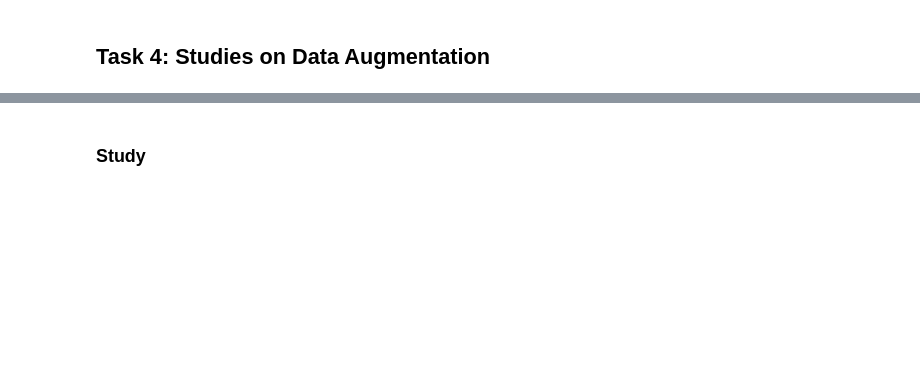
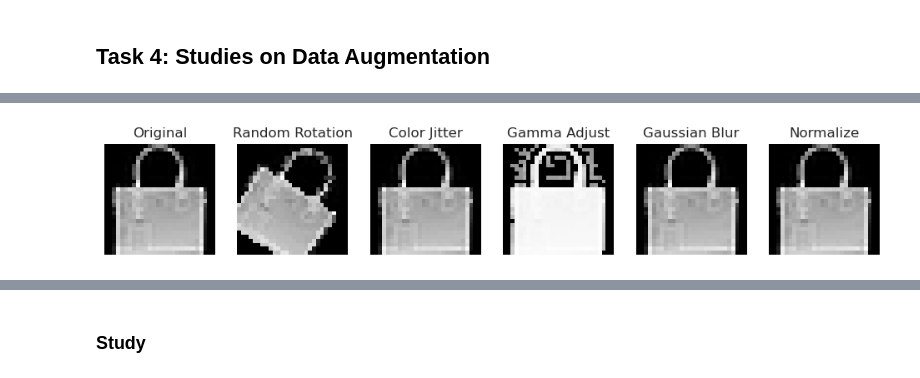
Before and after one commit to LDenninger/VisionLabSS23, a Jupyter notebook: solutions_task_2.ipynb, the cells around one changed output, grey strips where cells are left out. Cells and saved outputs as stored; diff of their text form; code cells hidden in the pictures; blank space fills up the shorter version.

```diff
--- a/solutions_task_2.ipynb
+++ b/solutions_task_2.ipynb
@@ -2106,0 +2693,8 @@ From the first studies of the pooling layers we can conclude that maximum and av
+# %%
+NAME = 'architecture_study_fixed_01'
+
+study = optuna.create_study(study_name=NAME,
+                                storage=f'sqlite:///{NAME}.db', load_if_exists=True,
+                                    direction='maximize',
+                                        sampler = optuna.samplers.TPESampler(),
+                                            pruner = optuna.pruners.MedianPruner())
@@ -2113,0 +2739,9 @@ fig.show()
+# %%
+fig = optuna.visualization.plot_contour(study, params=['architecture', 'conv2d_0_kSize'])
+fig.show()
+
+fig = optuna.visualization.plot_contour(study, params=['architecture', 'conv2d_2_kSize'])
+fig.show()
+
+fig = optuna.visualization.plot_contour(study, params=['architecture', 'conv2d_4_kSize'])
+fig.show()
@@ -2305,0 +2757,67 @@ class ImageDataAugmentor:
+# %%
+###-- Optimization Parameters --###
+RANDOM_ROTATION = False
+RANDOM_ROTATION_DEGREES = 180
+RANDOM_ROTATION_CONFIG = {'type': 'random_rotation', 'degrees': RANDOM_ROTATION_DEGREES}
+
+ADJUST_GAMMA = False
+GAMMA_FACTOR = [0.5,1.5]
+ADJUST_GAMMA_CONFIG = {'type': 'adjust_gamma', 'factor': GAMMA_FACTOR}
+
+BLUR = False
+BLUR_KERNEL_SIZES = [3,5]
+BLUR_SIGMAS = ([0.1,0.1], [2,2])
+BLUR_CONFIG = {'type': 'blur', 'kernel_sizes': BLUR_KERNEL_SIZES,'sigmas': BLUR_SIGMAS}
+
+NORMALIZE = False
+NORMALIZE_CONFIG = {'type': 'normalize'}
+
+COLOR_JITTER = False
+COLOR_JITTER_BRIGHTNESS = [0.0,1.0]
+COLOR_JITTER_CONTRAST = [0.0,1.0]
+COLOR_JITTER_SATURATION = [0.0,1.0]
+COLOR_JITTER_HUE = [0.0,0.5]
+COLOR_JITTER_CONFIG = {'type': 'color_jitter', 'brightness': COLOR_JITTER_BRIGHTNESS, 'contrast': COLOR_JITTER_CONTRAST,'saturation': COLOR_JITTER_SATURATION, 'hue': COLOR_JITTER}
+
+
+
+NUM_VIS = 10
+
+for i, (img, label) in enumerate(cnn_train_loader):
+    if i==NUM_VIS:
+        break
+
+
+    img_1 = ImageDataAugmentor([{'type': 'random_rotation', 'degrees': 45, 'train': True, 'eval': False}])(img)
+    img_2 = ImageDataAugmentor([{'type': 'color_jitter', 'degrees': 45, 'brightness': 1.0, 'contrast': 1.0, 'saturation': 1.0, 'hue': 0.5, 'train': True, 'eval': False}])(img)
+    img_3 = ImageDataAugmentor([{'type': 'adjust_gamma', 'factor': 0.1, 'train': True, 'eval': False}])(img)
+    img_4 = ImageDataAugmentor([{'type': 'blur', 'kernel_sizes': 3,'sigmas': (0.1, 2.0)}])(img)
+    img_5 = ImageDataAugmentor([{'type': 'normalize',  'train': True, 'eval': False}])(img)
+
+    img, img_1, img_2, img_3, img_4, img_5 = img[0].squeeze(), img_1[0].squeeze(), img_2[0].squeeze(), img_3[0].squeeze(), img_4[0].squeeze(), img_5[0].squeeze()
+    fig, ax = plt.subplots(1,6, figsize=(12,4))
+    ax[0].imshow(img, cmap='gray')
+    ax[0].axis('off')
+    ax[0].set_title('Original')
+
+    ax[1].imshow(img_1, cmap='gray')
+    ax[1].axis('off')
+    ax[1].set_title('Random Rotation')
+
+    ax[2].imshow(img_2, cmap='gray')
+    ax[2].axis('off')
+    ax[2].set_title('Color Jitter')
+
+    ax[3].imshow(img_3, cmap='gray')
+    ax[3].axis('off')
+    ax[3].set_title('Gamma Adjust')
+
+    ax[4].imshow(img_4, cmap='gray')
+    ax[4].axis('off')
+    ax[4].set_title('Gaussian Blur')
+
+    ax[5].imshow(img_5, cmap='gray')
+    ax[5].axis('off')
+    ax[5].set_title('Normalize')
+# %% [output]
+[figure, added]
```
Also changed, not shown: parts of 56 cells of this notebook.
